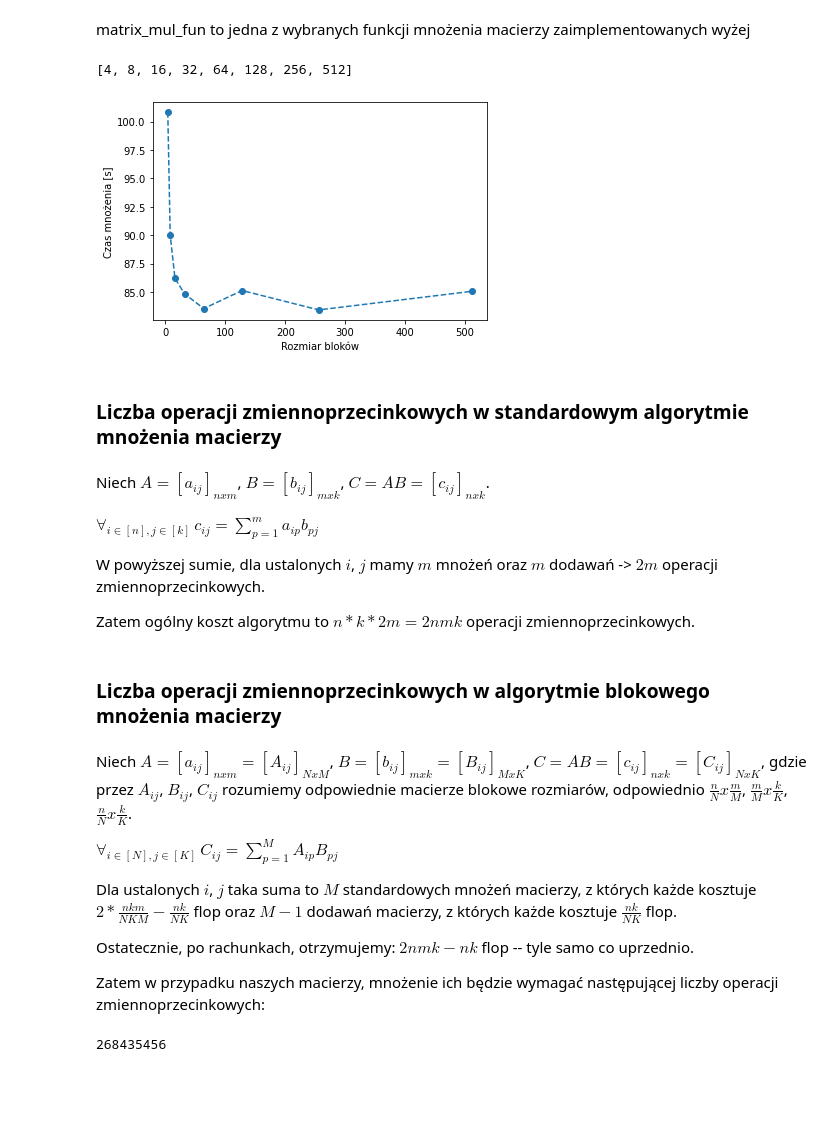
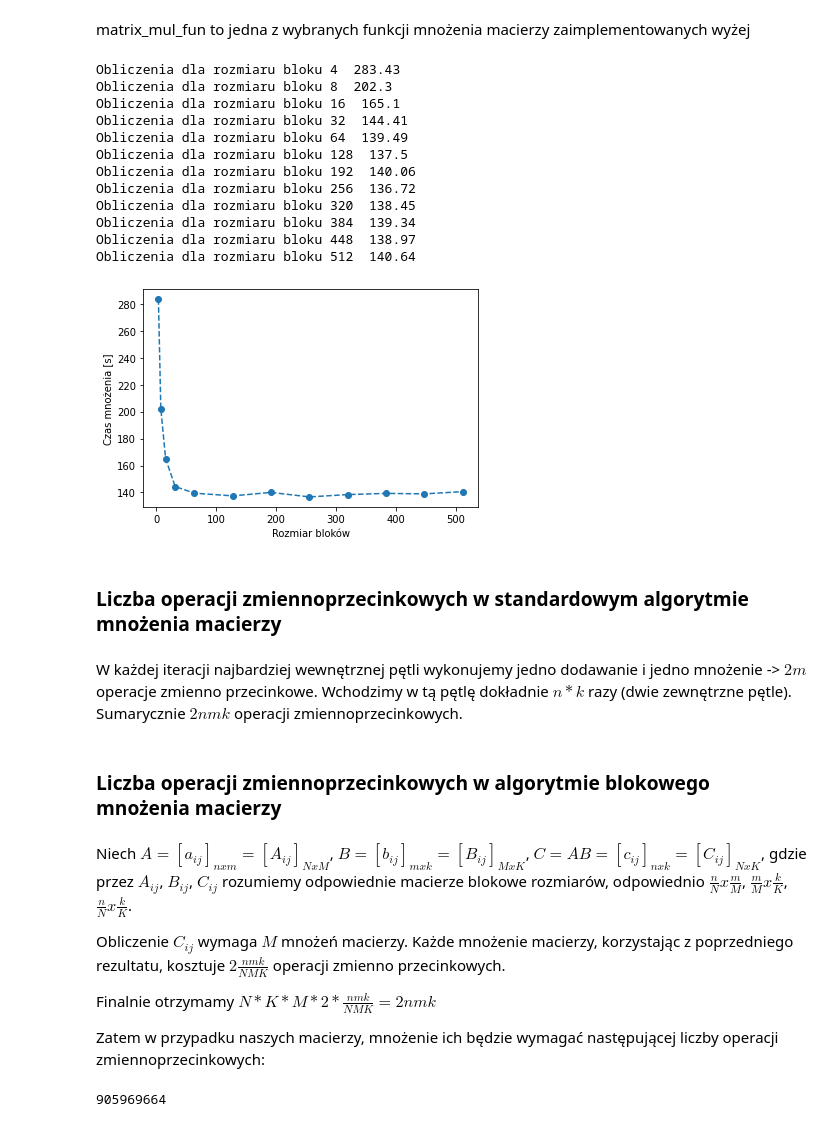
Before and after one commit to macsko/matrix_algorithms, a Jupyter notebook: lab1/lab1.ipynb, the cells around one changed output. Saved outputs shown, nothing was run; the diff lists cells and outputs as text; code cells hidden in the pictures; blank space fills up the shorter version.

```diff
--- a/lab1/lab1.ipynb
+++ b/lab1/lab1.ipynb
@@ -126,7 +126,7 @@ SIZE = 256
 n = SIZE   # liczba wierszy macierzy A
 m = SIZE   # liczba kolumn macierzy A / liczba wierszy macierzy B
 k = SIZE   # liczba kolumn macierzy B
-q = 2      # czynnik skalujący macierze
+q = 3      # czynnik skalujący macierze
 N_n = n * q
 N_m = m * q
 N_k = k * q
@@ -242,46 +242,54 @@ def matrix_block_mul(A, B, C, n, m, k, block_size, matrix_mul_fun):
                                i_block, j_block, p_block)
 # %%
 from math import log
-block_sizes = [2**i for i in range(2, int(log(N_n * q, 2)))]
-print(block_sizes)
+block_sizes = [2**i for i in range(2, int(log(N_n * q, 2))) if 2**i <= N_n]
+block_sizes.extend([128 + 64, 256 + 64, 256 + 2 * 64, 256 + 3 * 64])
+block_sizes.sort()
+
 mul_time = []
 runs = 1
 
 for block_size in block_sizes:
+    print("Obliczenia dla rozmiaru bloku", block_size, end='  ')
     C = np.zeros((N_n, N_k))
     t0 = time.time()
     for j in range(runs):
         matrix_block_mul(A, B, C, N_n, N_m, N_k, block_size, mmul_optimal)
-    mul_time.append((time.time() - t0) / runs)
+    run_time = time.time() - t0 / runs
+    mul_time.append(run_time)
+    print(f"{run_time:.5}")
 
 plt.plot(block_sizes, mul_time, linestyle='--')
 plt.scatter(block_sizes, mul_time)
 plt.xlabel("Rozmiar bloków")
 plt.ylabel("Czas mnożenia [s]")
 plt.show()
 # %% [output]
-[4, 8, 16, 32, 64, 128, 256, 512]
+Obliczenia dla rozmiaru bloku 4  283.43
+Obliczenia dla rozmiaru bloku 8  202.3
+Obliczenia dla rozmiaru bloku 16  165.1
+Obliczenia dla rozmiaru bloku 32  144.41
+Obliczenia dla rozmiaru bloku 64  139.49
+Obliczenia dla rozmiaru bloku 128  137.5
+Obliczenia dla rozmiaru bloku 192  140.06
+Obliczenia dla rozmiaru bloku 256  136.72
+Obliczenia dla rozmiaru bloku 320  138.45
+Obliczenia dla rozmiaru bloku 384  139.34
+Obliczenia dla rozmiaru bloku 448  138.97
+Obliczenia dla rozmiaru bloku 512  140.64
-[figure, old version]
+[figure, new version]
 # %% [markdown]
 ### Liczba operacji zmiennoprzecinkowych w standardowym algorytmie mnożenia macierzy
 # %% [markdown]
-Niech $A = [a_{ij}]_{n x m}$, $B = [b_{ij}]_{mxk}$, $C = AB = [c_{ij}]_{nxk}$.
-
-$\forall_{i \in [n], j \in [k]}\, c_{ij} = \sum_{p=1}^{m} a_{ip}b_{pj}$
-
-W powyższej sumie, dla ustalonych $i$, $j$ mamy $m$ mnożeń oraz $m$ dodawań -> $2m$ operacji zmiennoprzecinkowych.
-
-Zatem ogólny koszt algorytmu to $n * k * 2m = 2nmk$ operacji zmiennoprzecinkowych.
+W każdej iteracji najbardziej wewnętrznej pętli wykonujemy jedno dodawanie i jedno mnożenie -> $2m$ operacje zmienno przecinkowe. Wchodzimy w tą pętlę dokładnie $n * k$ razy (dwie zewnętrzne pętle). Sumarycznie $2nmk$ operacji zmiennoprzecinkowych.
 # %% [markdown]
 ### Liczba operacji zmiennoprzecinkowych w algorytmie blokowego mnożenia macierzy
 # %% [markdown]
 Niech $A = [a_{ij}]_{n x m} = [A_{ij}]_{NxM}$, $B = [b_{ij}]_{mxk} = [B_{ij}]_{MxK}$, $C = AB = [c_{ij}]_{nxk} = [C_{ij}]_{NxK}$, gdzie przez $A_{ij}$, $B_{ij}$, $C_{ij}$ rozumiemy odpowiednie macierze blokowe rozmiarów, odpowiednio $\frac{n}{N}x\frac{m}{M}$, $\frac{m}{M}x\frac{k}{K}$, $\frac{n}{N}x\frac{k}{K}$.
 
-$\forall_{i \in [N], j \in [K]}\, C_{ij} = \sum_{p=1}^{M} A_{ip}B_{pj}$
+Obliczenie $C_{ij}$ wymaga $M$ mnożeń macierzy. Każde mnożenie macierzy, korzystając z poprzedniego rezultatu, kosztuje $2\frac{nmk}{NMK}$ operacji zmienno przecinkowych.
 
-Dla ustalonych $i$, $j$ taka suma to $M$ standardowych mnożeń macierzy, z których każde kosztuje $2 * \frac{nkm}{NKM} - \frac{nk}{NK}$ flop oraz $M-1$ dodawań macierzy, z których każde kosztuje $\frac{nk}{NK}$ flop.
-
-Ostatecznie, po rachunkach, otrzymujemy: $2nmk - nk$ flop -- tyle samo co uprzednio.
+Finalnie otrzymamy $N * K * M * 2 * \frac{nmk}{NMK} = 2nmk$
 
 Zatem w przypadku naszych macierzy, mnożenie ich będzie wymagać następującej liczby operacji zmiennoprzecinkowych:
 # %%
@@ -290,4 +298,4 @@ _, k = B.shape
 
 print(2 * n * m * k)
 # %% [output]
-268435456
+905969664
```
Also changed, not shown: parts of 7 cells of this notebook, 1 other file.
